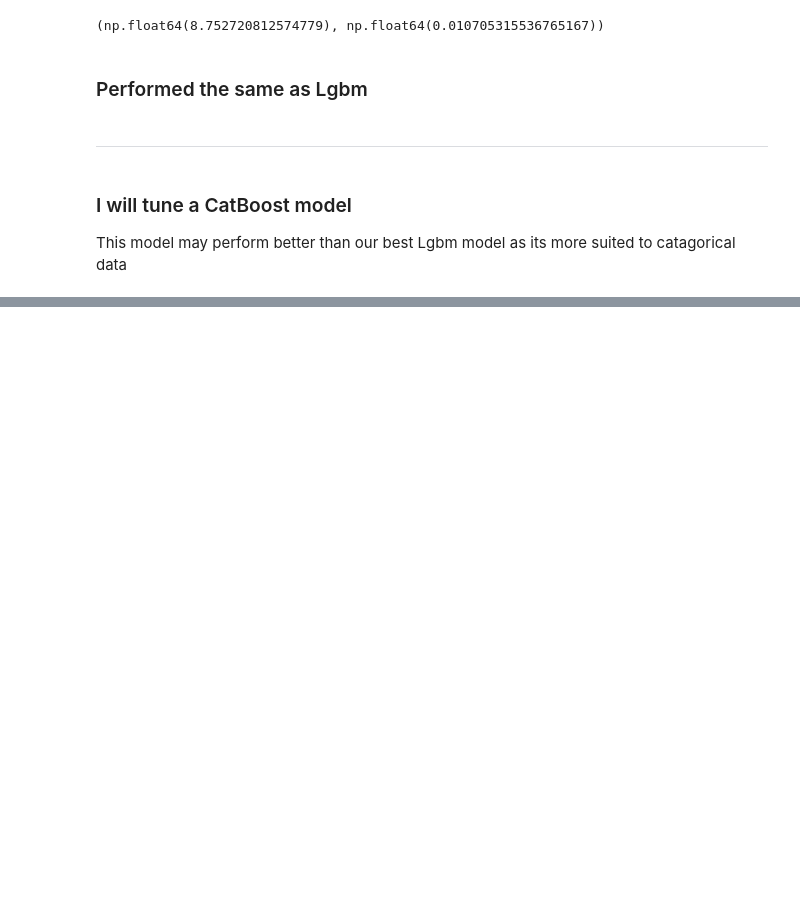
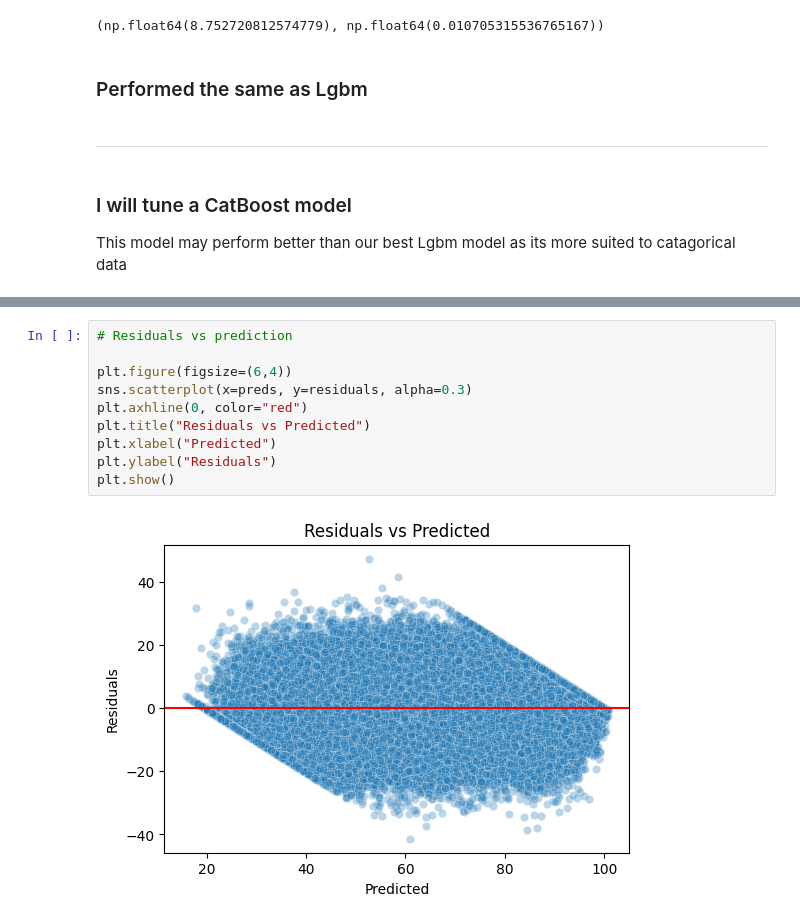
Before and after one commit to KetchupJL/Kaggle-Competitions, a Jupyter notebook: Predicting Student Test Scores/notebook1.ipynb, the cells around one changed output, grey strips where cells are left out. Cells and saved outputs as stored; diff of their text form; blank space fills up the shorter version.

```diff
--- a/Predicting Student Test Scores/notebook1.ipynb
+++ b/Predicting Student Test Scores/notebook1.ipynb
@@ -1369,0 +1779,12 @@ best_rmse, best_params
+# %%
+# Residuals vs prediction
+
+plt.figure(figsize=(6,4))
+sns.scatterplot(x=preds, y=residuals, alpha=0.3)
+plt.axhline(0, color="red")
+plt.title("Residuals vs Predicted")
+plt.xlabel("Predicted")
+plt.ylabel("Residuals")
+plt.show()
+# %% [output]
+[figure, added]
```
Also changed, not shown: parts of 15 cells of this notebook, 6 other files.
